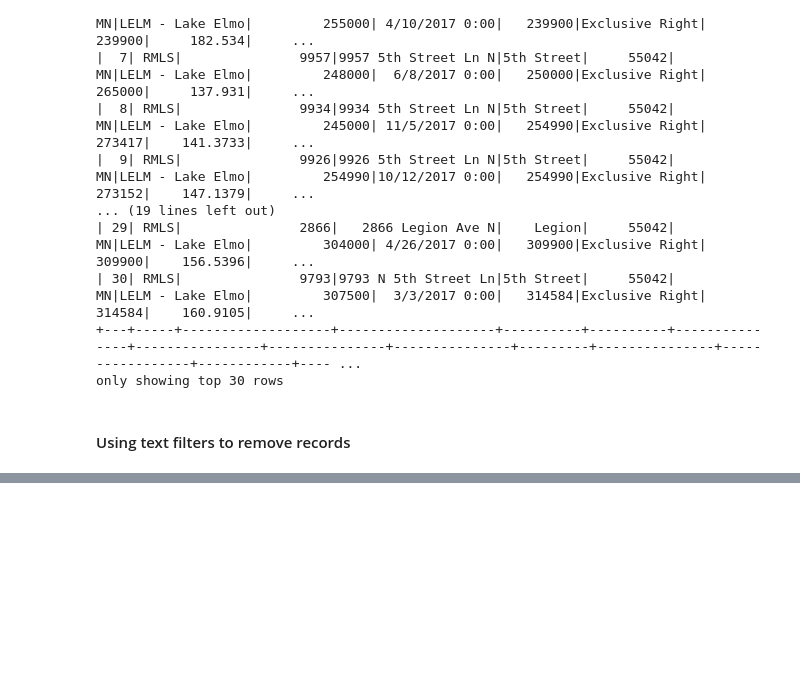
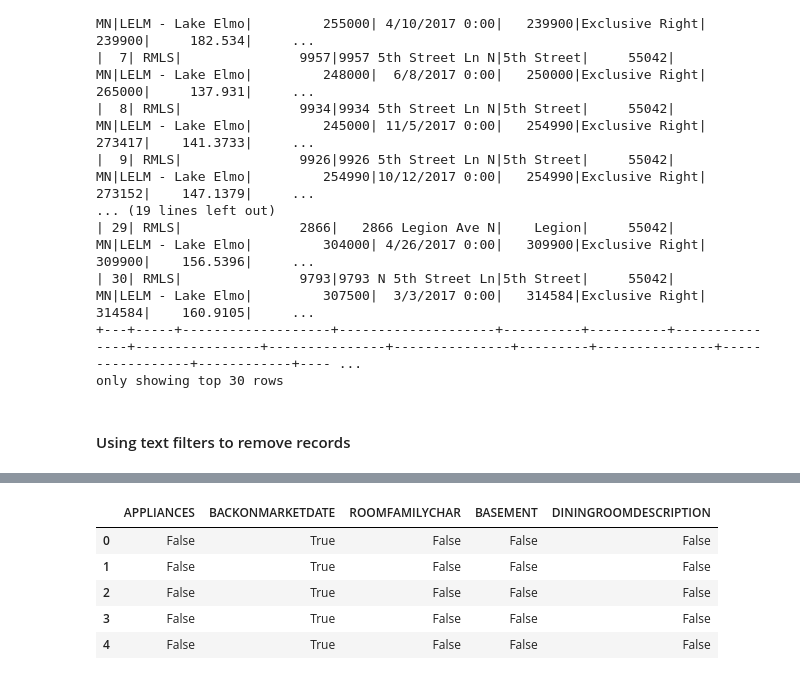
Before and after one commit to aidino/IBM-Data-Engineer-Specialization-Coursera-Personal-Note-Public, a Jupyter notebook: pyspark-tutorial/p4-feature-engineering-with-pyspark.ipynb, the cells around one changed output, grey strips where cells are left out. Saved outputs shown, nothing was run; the diff lists cells and outputs as text; code cells hidden in the pictures; blank space fills up the shorter version.

```diff
--- a/pyspark-tutorial/p4-feature-engineering-with-pyspark.ipynb
+++ b/pyspark-tutorial/p4-feature-engineering-with-pyspark.ipynb
@@ -276,0 +348,2 @@ only showing top 30 rows
+# %%
+cols_to_scale = ['FOUNDATIONSIZE', 'DAYSONMARKET', 'FIREPLACES']
@@ -276,0 +438,11 @@ only showing top 30 rows
+# %%
+# Convert all values to T/F (True/False)
+tf_df = pandas_df.isnull()
+tf_df.head()
+# %% [output]
+|  | APPLIANCES | BACKONMARKETDATE | ROOMFAMILYCHAR | BASEMENT | DININGROOMDESCRIPTION |
+| 0 | False | True | False | False | False |
+| 1 | False | True | False | False | False |
+| 2 | False | True | False | False | False |
+| 3 | False | True | False | False | False |
+| 4 | False | True | False | False | False |
```
Also changed, not shown: parts of 38 cells of this notebook.
